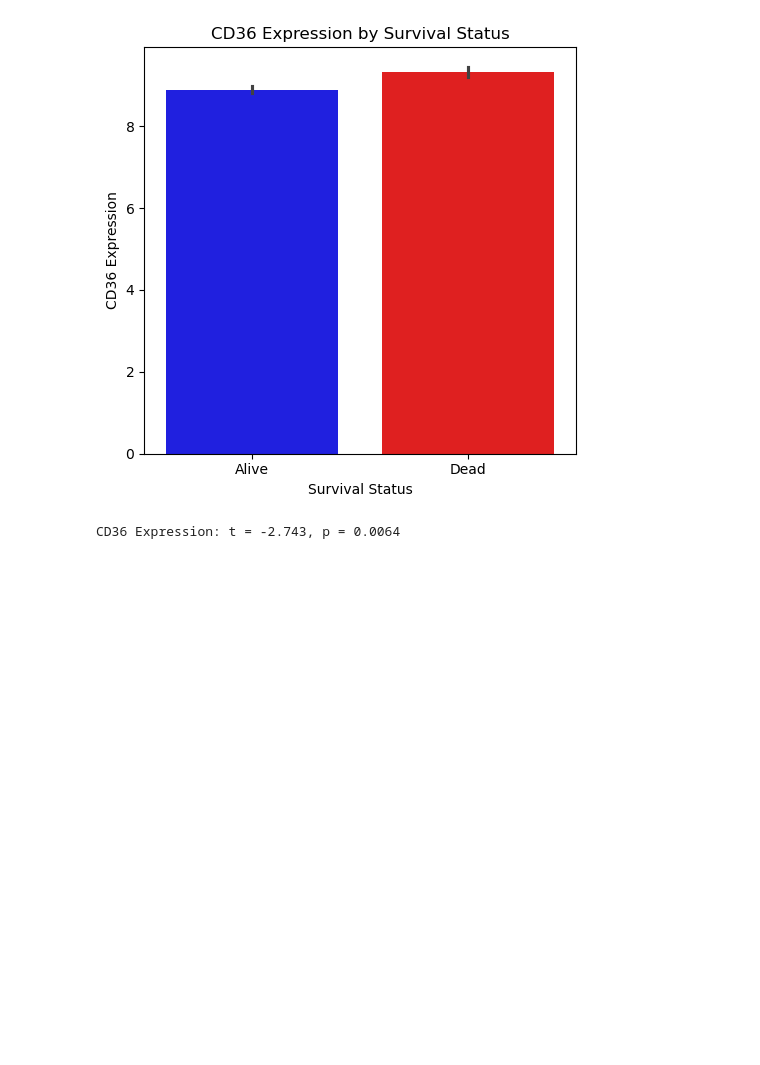
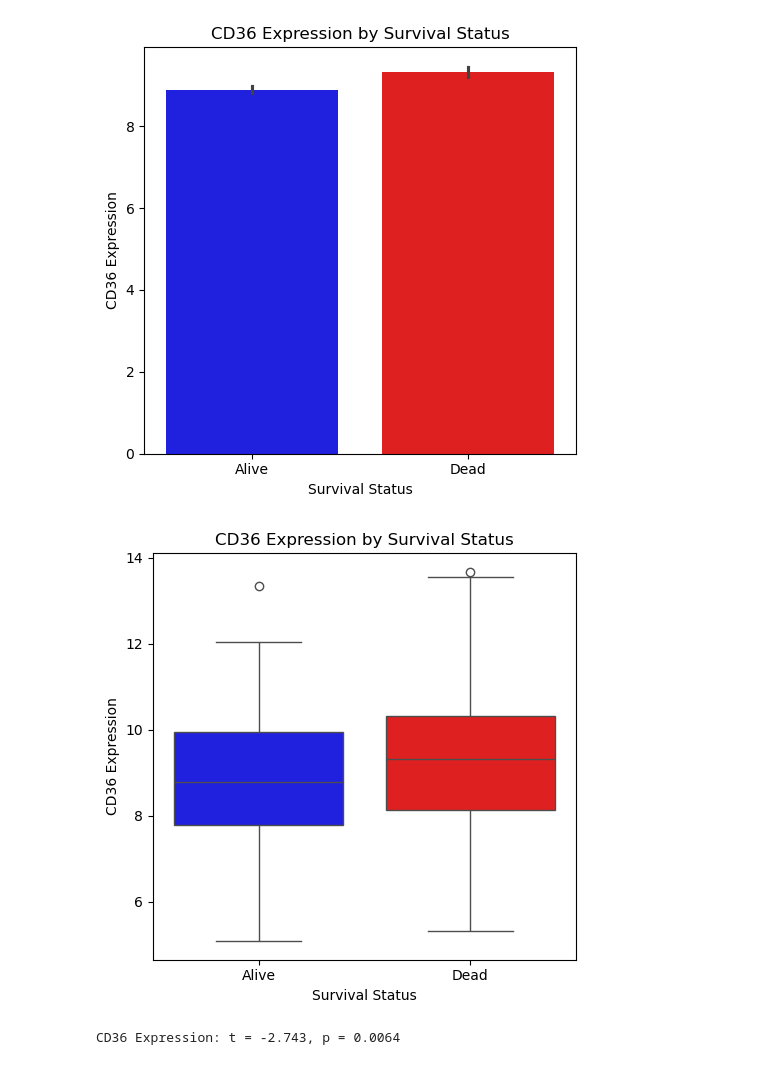
Before and after one commit to atanugiri/gastric-cancer, a Jupyter notebook: 01_Data_Analysis.ipynb, the cells around one changed output. Saved outputs shown, nothing was run; the diff lists cells and outputs as text; code cells hidden in the pictures; blank space fills up the shorter version.

```diff
--- a/01_Data_Analysis.ipynb
+++ b/01_Data_Analysis.ipynb
@@ -225,6 +224,46 @@ plt.savefig("CD36_expression_by_survival_bar.pdf", bbox_inches="tight")
 plt.show()
 # %% [output]
 [figure]
+# %%
+import seaborn as sns
+import matplotlib.pyplot as plt
+
+# Add CD36 expression to clinical data
+cd36_expr = expression_df.loc["CD36"]
+plot_df = clinical_df.copy()
+plot_df["CD36 Expression"] = cd36_expr.values
+
+# Drop rows with missing values
+plot_df = plot_df.dropna(subset=["CD36 Expression", "Overall Survival Status", "Sex"])
+
+# Ensure float type for consistent ordering
+plot_df["Overall Survival Status"] = plot_df["Overall Survival Status"].astype(float)
+
+# Define palette
+palette = {0.0: "blue", 1.0: "red"}
+
+plt.figure(figsize=(5, 5))
+sns.boxplot(
+    x="Overall Survival Status",
+    y="CD36 Expression",
+    hue="Overall Survival Status",
+    data=plot_df,
+    palette=palette,
+    dodge=False,
+    legend=False,
+    order=[0.0, 1.0]
+)
+
+plt.xlabel("Survival Status")
+plt.ylabel("CD36 Expression")
+plt.title("CD36 Expression by Survival Status")
+plt.xticks([0, 1], ["Alive", "Dead"])
+
+plt.tight_layout()
+plt.savefig("CD36_expression_by_survival_box.pdf", bbox_inches="tight")
+plt.show()
+# %% [output]
+[figure, added]
 # %%
 from scipy.stats import ttest_ind
 
```
Also changed, not shown: parts of 7 cells of this notebook, 1 other file.
